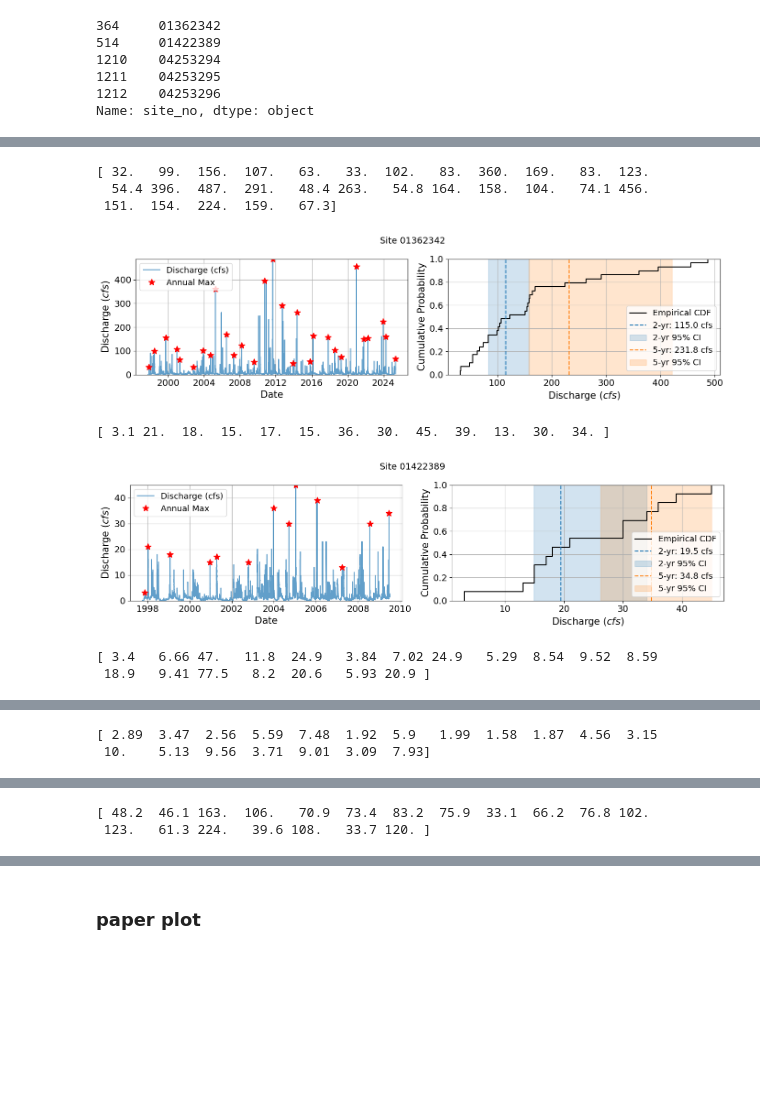
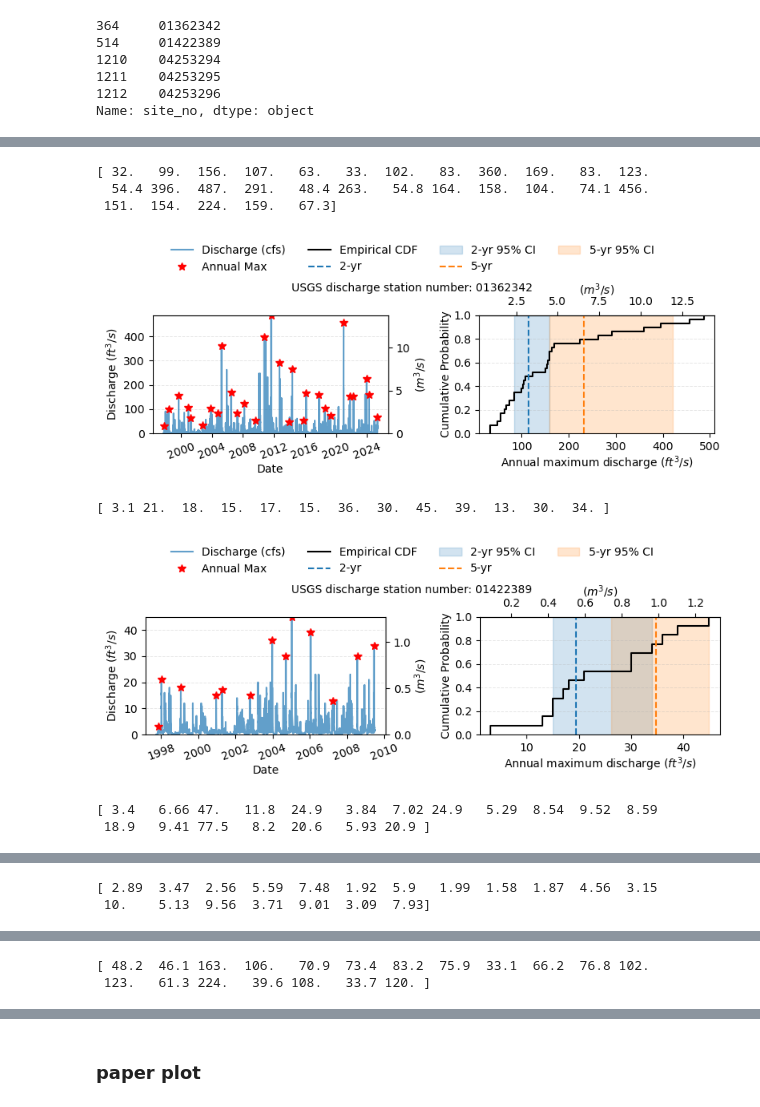
Before and after one commit to omidemam/flood_risk_dynamics, a Jupyter notebook: 4. Validation/Quantile_validation .ipynb, the cells around one changed output, grey strips where cells are left out. Saved outputs shown, nothing was run; the diff lists cells and outputs as text; code cells hidden in the pictures; blank space fills up the shorter version.

```diff
--- a/4. Validation/Quantile_validation .ipynb
+++ b/4. Validation/Quantile_validation .ipynb
@@ -196,6 +200,16 @@ subset = nys_stations_dis[
 ]
 base_path = r'D:\culvert repo\data\USGS\discharge_NYS'
 results = []
+
+
+factor = 0.0283168  # 1 ft³/s = 0.0283168 m³/s
+
+def ft3s_to_m3s(q):
+    return q * factor
+
+def m3s_to_ft3s(q):
+    return q / factor
+
 
 for i, row in subset.iterrows():
     site_no = row.site_no
@@ -222,26 +236,30 @@ for i, row in subset.iterrows():
 
         # Set global font size for all elements
         plt.rcParams.update({
-            'font.size': 14,       # Base font size
-            'axes.titlesize': 16,  # Axes title font size
-            'axes.labelsize': 15,  # X/Y label font size
-            'xtick.labelsize': 14, # X tick labels
-            'ytick.labelsize': 14, # Y tick labels
-            'legend.fontsize': 13  # Legend font size
+            'font.size': 10,       # Base font size
+            'axes.titlesize': 10,  # Axes title font size
+            'axes.labelsize': 10,  # X/Y label font size
+            'xtick.labelsize': 10, # X tick labels
+            'ytick.labelsize': 10, # Y tick labels
+            'legend.fontsize': 10  # Legend font size
         })
         # plot
-        fig, axes = plt.subplots(1, 2, figsize=(14, 4))
+        fig, axes = plt.subplots(1, 2, figsize=(8, 3))
 
         # Plot time series with annual maximum discharges
         axes[0].plot(discharge['datetime'], discharge['00060'], label='Discharge (cfs)', alpha=0.7)
-        axes[0].plot(annual_max['datetime'], annual_max['00060'], 'r*', label='Annual Max', markersize=10)
+        axes[0].plot(annual_max['datetime'], annual_max['00060'], 'r*', label='Annual Max', markersize=7)
         axes[0].set_ylim(0,np.max(max_values))
         #axes[0].set_title(f"Site {site_no}")
-        axes[0].set_xlabel("Date")
-        axes[0].set_ylabel("Discharge ($cfs$)")
-        axes[0].grid(True)
-        axes[0].legend(loc='upper left')
+        axes[0].set_xlabel("Date",rotation=0, labelpad=2)
+        axes[0].tick_params(axis='x', rotation=20)
 
+        axes[0].set_ylabel("Discharge ($ft^3/s$)", labelpad=2)
+        axes[0].grid(True, which='major',axis='y', linestyle='--', linewidth=0.7, alpha=0.3)
+        #axes[0].legend(loc='upper left')
+        # For the time series (subplot 0): secondary Y axis on the right
+        secax0 = axes[0].secondary_yaxis('right', functions=(ft3s_to_m3s, m3s_to_ft3s))
+        secax0.set_ylabel('($m^3/s$)', labelpad=2)
         # Plot CDFs
         # Empirical CDF
         ecdf = ECDF(max_values)
@@ -257,47 +275,68 @@ for i, row in subset.iterrows():
 
         for P, T, color in zip(probabilities, return_periods, colors):
             Q_T = inv_cdf(P)
-            axes[1].axvline(Q_T, linestyle='--', color=color, label=f"{T}-yr: {Q_T:.1f} cfs")
+            axes[1].axvline(Q_T, linestyle='--', color=color, label=f"{T}-yr")
 
             # 95% Confidence Interval
             SE = np.sqrt(P * (1 - P) / N)
             CI_low, CI_high = P - 1.96 * SE, P + 1.96 * SE
             CI_high = min(CI_high, 1)
             Q_low, Q_high = inv_cdf(CI_low), inv_cdf(CI_high)
 
             axes[1].fill_betweenx([0, 1], Q_low, Q_high, alpha=0.2, color=color, label=f"{T}-yr 95% CI")
 
             # Save to site_result with formatted column names
             site_result[f'lower_{T}_year'] = Q_low
             site_result[f'{T}_year'] = Q_T
             site_result[f'upper_{T}_year'] = Q_high
 
 
         #axes[1].set_title("Empirical CDF of annual maximum dishcharges")
-        axes[1].set_xlabel("Discharge ($cfs$)")
-        axes[1].set_ylabel("Cumulative Probability")
+        axes[1].set_xlabel("Annual maximum discharge ($ft^3/s$)", labelpad=2)
+        axes[1].set_ylabel("Cumulative Probability", labelpad=2)
         axes[1].set_ylim(0,1)
-        axes[1].grid(True)
-        axes[1].legend(loc='lower right')
-        fig.suptitle(f"Site {site_no}", fontsize=14, y=0.95)
+        axes[1].grid(True, which='major',axis='y', linestyle='--', linewidth=0.7, alpha=0.3)
+        #axes[1].legend(loc='lower right')
+        # For the CDF (subplot 1): secondary X axis on the top
+        secax1 = axes[1].secondary_xaxis('top', functions=(ft3s_to_m3s, m3s_to_ft3s))
+        secax1.set_xlabel('($m^3/s$)', labelpad=2)
+        # after plotting everything:
+        handles0, labels0 = axes[0].get_legend_handles_labels()
+        handles1, labels1 = axes[1].get_legend_handles_labels()
+
+        # merge and drop duplicates while preserving order
+        from collections import OrderedDict
+        by_label = OrderedDict(zip(labels0 + labels1, handles0 + handles1))
+
+        fig.legend(
+            by_label.values(), by_label.keys(),
+            loc='upper center',
+            bbox_to_anchor=(0.5, 1.05),   # center above the subplots
+            ncol=4,                       # number of columns (tweak for layout)
+            frameon=True,
+            fontsize=10
+        )
+
+        #plt.tight_layout(rect=[0, 0, 1, 0.95])  # leave space at top for legend
+        fig.suptitle(f"USGS discharge station number: {site_no}", fontsize=10, y=0.85)
 
         # show
         plt.tight_layout()
-        plt.savefig(rf'D:\culvert repo\Results\Figures\val_quantiles_{site_no}.png', dpi=300)
+        plt.savefig(rf'D:\culvert repo\Results\Figures\val_quantiles_{site_no}_paper.png', dpi=300)
         plt.show()
         results.append(site_result)
 
     except Exception as e:
         print(f"Error processing site {site_no}: {e}")
 # save .csv
 results_df = pd.DataFrame(results)
-results_df.to_csv(r'D:\culvert repo\Results\Validation\discharge\val_discharge_CI_by_site.csv', index=False)
+results_df.to_csv(r'D:\culvert repo\Results\Validation\discharge\val_discharge_CI_by_site_paper.csv', index=False)
 # %% [output]
 [ 32.   99.  156.  107.   63.   33.  102.   83.  360.  169.   83.  123.
   54.4 396.  487.  291.   48.4 263.   54.8 164.  158.  104.   74.1 456.
  151.  154.  224.  159.   67.3]
-[figure, old version]
+[figure, new version]
 [ 3.1 21.  18.  15.  17.  15.  36.  30.  45.  39.  13.  30.  34. ]
-[figure, old version]
+[figure, new version]
 [ 3.4   6.66 47.   11.8  24.9   3.84  7.02 24.9   5.29  8.54  9.52  8.59
  18.9   9.41 77.5   8.2  20.6   5.93 20.9 ]
```
Also changed, not shown: parts of 7 cells of this notebook.
